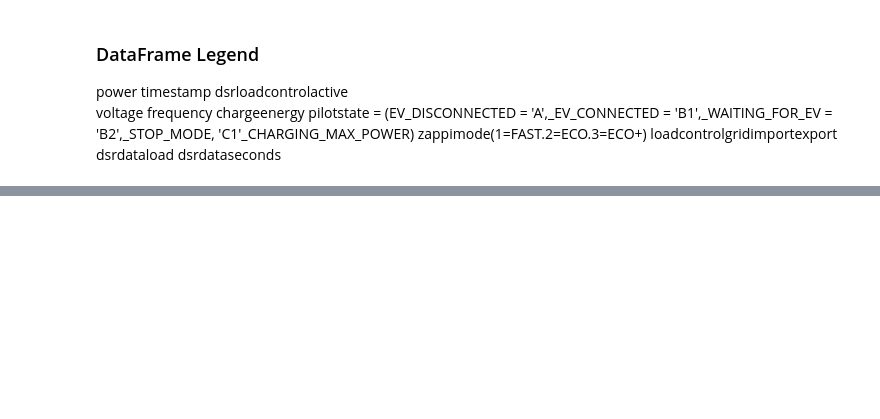
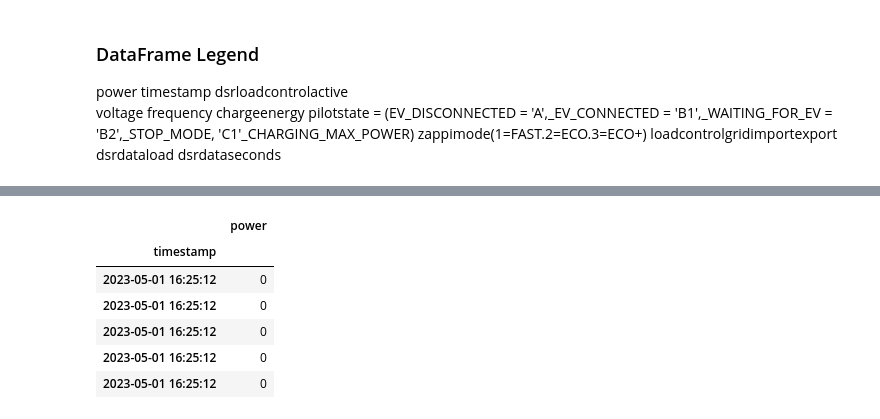
Before and after one commit to Clement-Quaye/EV-Analysis-and-the-Energy-Transition, a Jupyter notebook: Models/Chargerdata.ipynb, the cells around one changed output, grey strips where cells are left out. Saved outputs shown, nothing was run; the diff lists cells and outputs as text; code cells hidden in the pictures; blank space fills up the shorter version.

```diff
--- a/Models/Chargerdata.ipynb
+++ b/Models/Chargerdata.ipynb
@@ -269,0 +55,11 @@ plt.show()
+# %%
+df1 = pd.DataFrame(df['power'])
+df1.head(5)
+# %% [output]
+|  | power |
+| timestamp |  |
+| 2023-05-01 16:25:12 | 0 |
+| 2023-05-01 16:25:12 | 0 |
+| 2023-05-01 16:25:12 | 0 |
+| 2023-05-01 16:25:12 | 0 |
+| 2023-05-01 16:25:12 | 0 |
```
Also changed, not shown: parts of 24 cells of this notebook.
